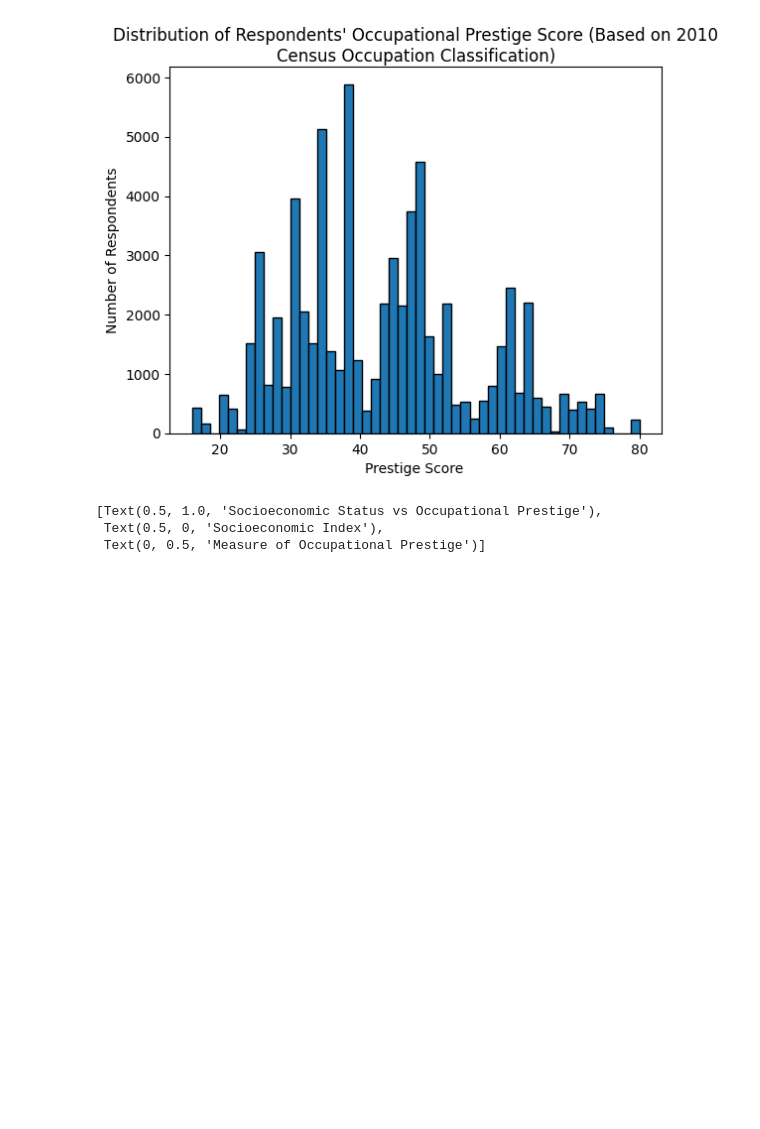
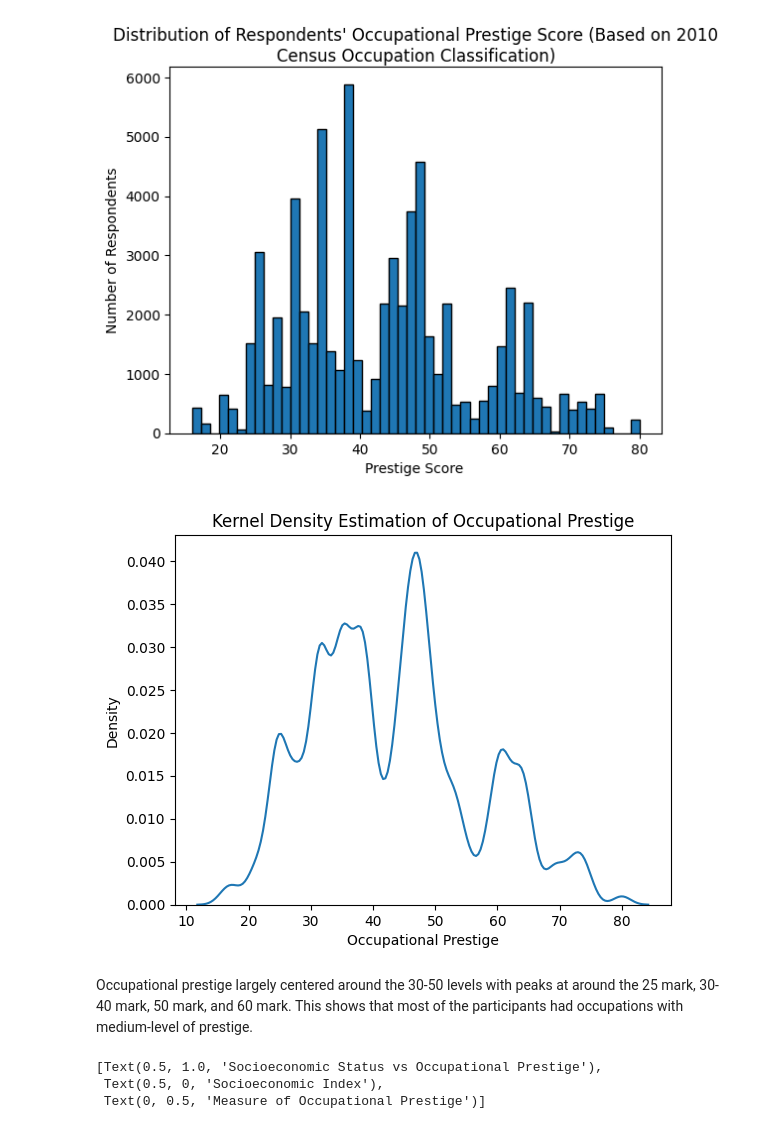
Before and after one commit to phipyao/ds3001-project_gss, a Jupyter notebook: project.ipynb, the cells around one changed output. Drawn from its saved outputs; the diff is of its cells as text; code cells hidden in the pictures; blank space fills up the shorter version.

```diff
--- a/project.ipynb
+++ b/project.ipynb
@@ -81,6 +86,16 @@ plt.ylabel('Number of Respondents')
 plt.show()
 # %% [output]
 [figure]
+# %%
+sns.kdeplot(x='prestg10', data=df).set(xlabel='Occupational Prestige')
+
+plt.title('Kernel Density Estimation of Occupational Prestige', wrap=True)
+
+plt.show()
+# %% [output]
+[figure, added]
+# %% [markdown]
+Occupational prestige largely centered around the 30-50 levels with peaks at around the 25 mark, 30-40 mark, 50 mark, and 60 mark. This shows that most of the participants had occupations with medium-level of prestige.
 # %%
 sns.scatterplot(x=df['sei10'],y=df['prestg10']).set(title="Socioeconomic Status vs Occupational Prestige",xlabel='Socioeconomic Index',ylabel='Measure of Occupational Prestige')
 # %% [output]
```
Also changed, not shown: parts of 6 cells of this notebook.
